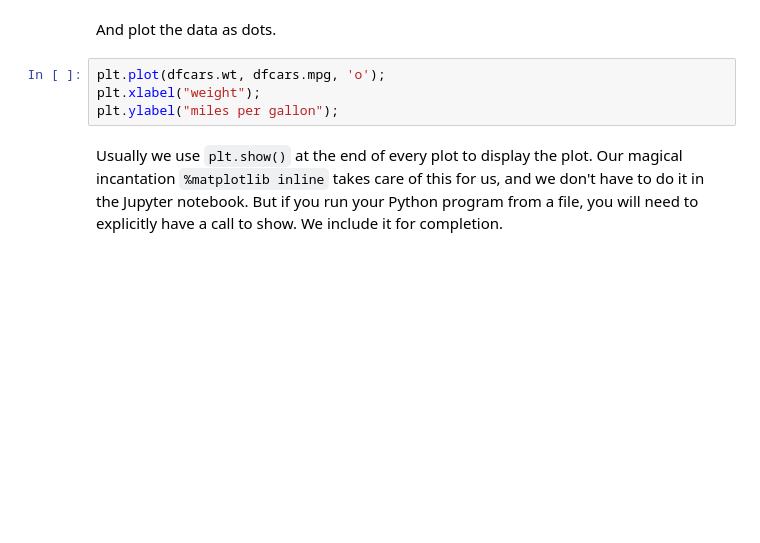
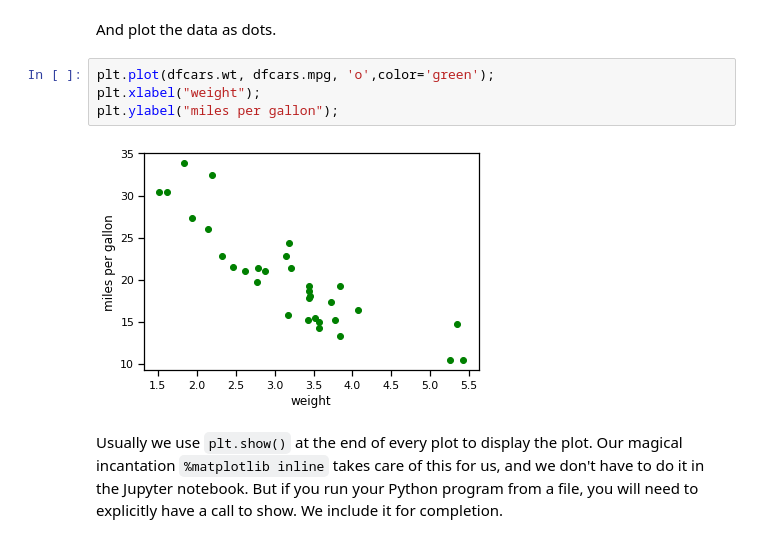
Before and after one commit to mohammad0alfares/EDA, a Jupyter notebook: Labs/intro-py.ipynb, the cells around one changed output. Saved outputs shown, nothing was run; the diff lists cells and outputs as text; blank space fills up the shorter version.

```diff
--- a/Labs/intro-py.ipynb
+++ b/Labs/intro-py.ipynb
@@ -986,9 +1035,11 @@ plt.plot?
 # %% [markdown]
 And plot the data as dots.
 # %%
-plt.plot(dfcars.wt, dfcars.mpg, 'o');
+plt.plot(dfcars.wt, dfcars.mpg, 'o',color='green');
 plt.xlabel("weight");
 plt.ylabel("miles per gallon");
+# %% [output]
+[figure, added]
 # %% [markdown]
 Usually we use `plt.show()` at the end of every plot to display the plot. Our magical incantation `%matplotlib inline` takes care of this for us, and we don't have to do it in the Jupyter notebook. But if you run your Python program from a file, you will need to explicitly have a call to show. We include it for completion.
 # %%
```
Also changed, not shown: parts of 15 cells of this notebook.
